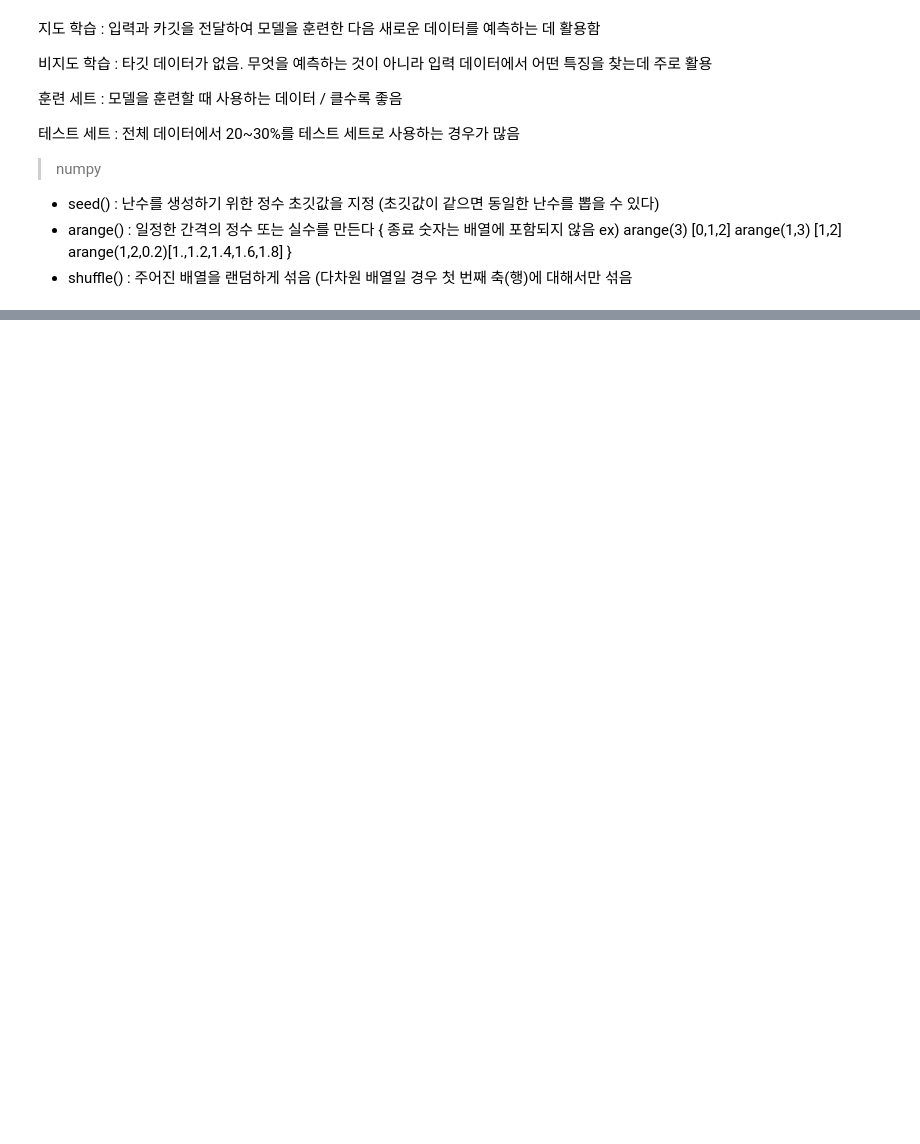
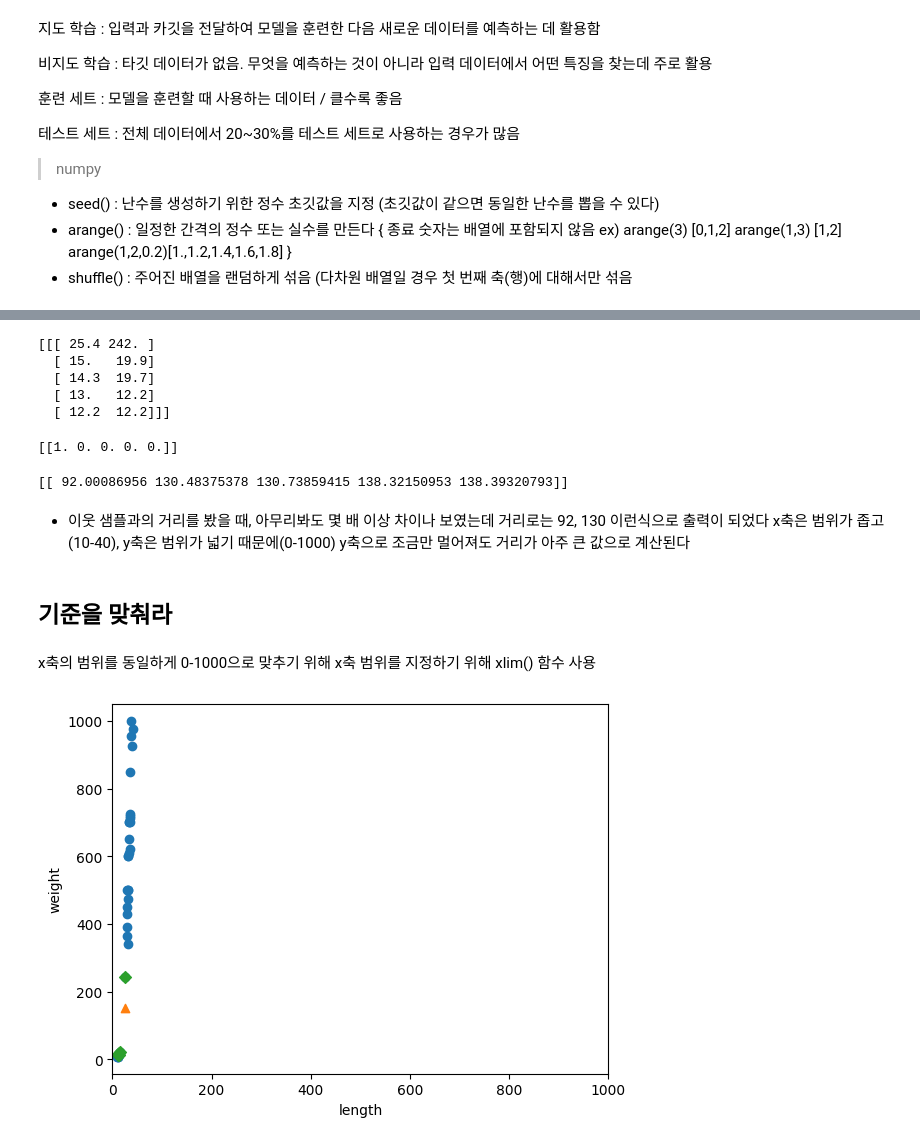
Before and after one commit to minju00/ml, a Jupyter notebook: ml_alone_Chapter_2.ipynb, the cells around one changed output, grey strips where cells are left out. Saved outputs shown, nothing was run; the diff lists cells and outputs as text; code cells hidden in the pictures; blank space fills up the shorter version.

```diff
--- a/ml_alone_Chapter_2.ipynb
+++ b/ml_alone_Chapter_2.ipynb
@@ -199,0 +319,32 @@ array([0, 0, 1, 0, 1, 1, 1, 0, 1, 1, 0, 1, 1, 0])
+# %%
+print(train_input[indexes])
+# %% [output]
+[[[ 25.4 242. ]
+  [ 15.   19.9]
+  [ 14.3  19.7]
+  [ 13.   12.2]
+  [ 12.2  12.2]]]
+# %%
+print(train_target[indexes])
+# %% [output]
+[[1. 0. 0. 0. 0.]]
+# %%
+print(distances) # 이웃 샘플과의 거리를 출력했는데 보이는 것과 다른 거리가 출력됨
+# %% [output]
+[[ 92.00086956 130.48375378 130.73859415 138.32150953 138.39320793]]
+# %% [markdown]
+- 이웃 샘플과의 거리를 봤을 때, 아무리봐도 몇 배 이상 차이나 보였는데 거리로는 92, 130 이런식으로 출력이 되었다 x축은 범위가 좁고(10-40), y축은 범위가 넓기 때문에(0-1000) y축으로 조금만 멀어져도 거리가 아주 큰 값으로 계산된다
+# %% [markdown]
+## 기준을 맞춰라
+# %% [markdown]
+x축의 범위를 동일하게 0-1000으로 맞추기 위해 x축 범위를 지정하기 위해 xlim() 함수 사용
+# %%
+plt.scatter(train_input[:,0], train_input[:,1])
+plt.scatter(25, 150, marker='^')
+plt.scatter(train_input[indexes,0], train_input[indexes,1], marker='D')
+plt.xlim((0, 1000))
+plt.xlabel('length')
+plt.ylabel('weight')
+plt.show()
+# %% [output]
+[figure, added]
```
Also changed, not shown: parts of 46 cells of this notebook.
